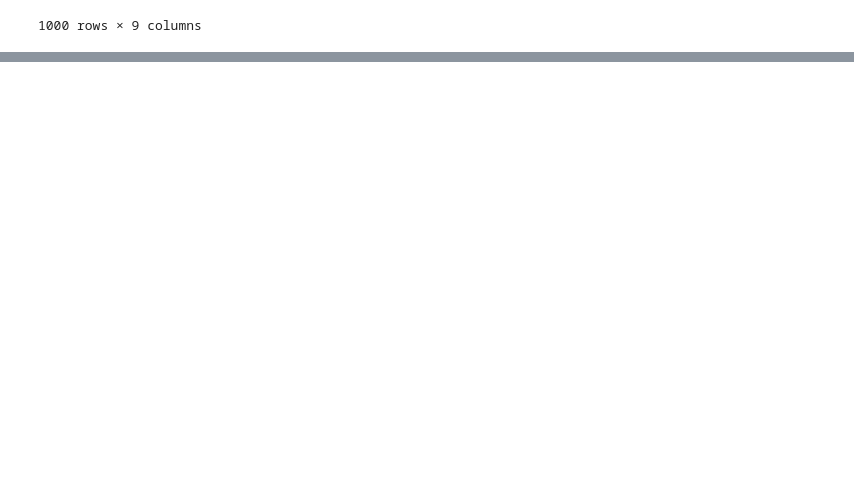
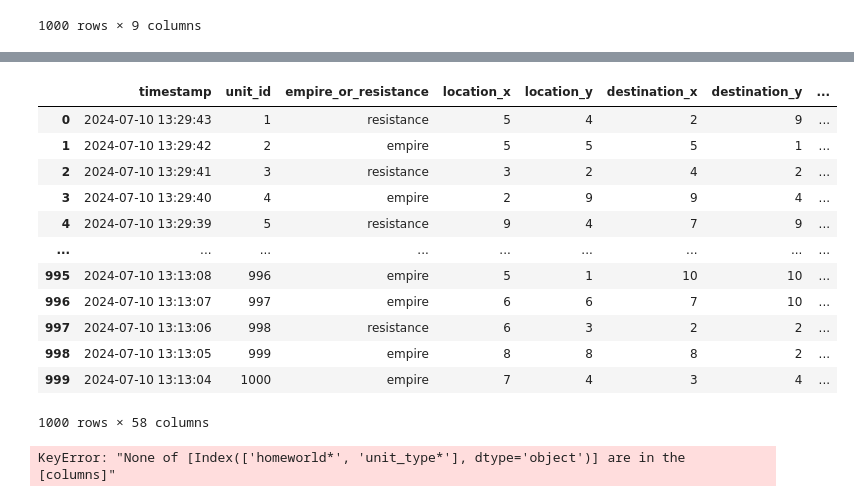
Before and after one commit to wbartholomay/edp-project-3, a Jupyter notebook: prediction_model.ipynb, the cells around one changed output, grey strips where cells are left out. Saved outputs shown, nothing was run; the diff lists cells and outputs as text; code cells hidden in the pictures; blank space fills up the shorter version.

Commit message:
working on prediction

```diff
--- a/prediction_model.ipynb
+++ b/prediction_model.ipynb
@@ -22,0 +66,3 @@ display(data)
+# %%
+data['is_resistance'] = data['empire_or_resistance'] == 'resistance'
+display(data)
@@ -22,0 +91,42 @@ display(data)
+# %%
+from sklearn.model_selection import train_test_split
+from sklearn.metrics import accuracy_score
+from sklearn.tree import DecisionTreeClassifier
+
+feature_cols = ["homeworld", "unit_type"]
+encoded_data = pd.get_dummies(data,columns=feature_cols,drop_first=False)
+display(encoded_data)
+
+feature_cols = ["homeworld*", "unit_type*"]
+X = encoded_data[feature_cols] # features
+y = encoded_data["is_resistance"] # target
+
+# Split dataset into training set and test set
+X_train, X_test, y_train, y_test = train_test_split(X, y, test_size=0.3, random_state=1) # 70% training and 30% test
+
+# Create Decision Tree classifer object
+clf = DecisionTreeClassifier()
+
+# Train Decision Tree Classifer
+clf = clf.fit(X_train,y_train)
+
+#Predict the response for test dataset
+y_pred = clf.predict(X_test)
+
+
+display(X)
+# %% [output]
+|  | timestamp | unit_id | empire_or_resistance | location_x | location_y | destination_x | destination_y | ... |
+| 0 | 2024-07-10 13:29:43 | 1 | resistance | 5 | 4 | 2 | 9 | ... |
+| 1 | 2024-07-10 13:29:42 | 2 | empire | 5 | 5 | 5 | 1 | ... |
+| 2 | 2024-07-10 13:29:41 | 3 | resistance | 3 | 2 | 4 | 2 | ... |
+| 3 | 2024-07-10 13:29:40 | 4 | empire | 2 | 9 | 9 | 4 | ... |
+| 4 | 2024-07-10 13:29:39 | 5 | resistance | 9 | 4 | 7 | 9 | ... |
+| ... | ... | ... | ... | ... | ... | ... | ... | ... |
+| 995 | 2024-07-10 13:13:08 | 996 | empire | 5 | 1 | 10 | 10 | ... |
+| 996 | 2024-07-10 13:13:07 | 997 | empire | 6 | 6 | 7 | 10 | ... |
+| 997 | 2024-07-10 13:13:06 | 998 | resistance | 6 | 3 | 2 | 2 | ... |
+| 998 | 2024-07-10 13:13:05 | 999 | empire | 8 | 8 | 8 | 2 | ... |
+| 999 | 2024-07-10 13:13:04 | 1000 | empire | 7 | 4 | 3 | 4 | ... |
+1000 rows × 58 columns
+KeyError: "None of [Index(['homeworld*', 'unit_type*'], dtype='object')] are in the [columns]"
```
Also changed, not shown: parts of 5 cells of this notebook.
